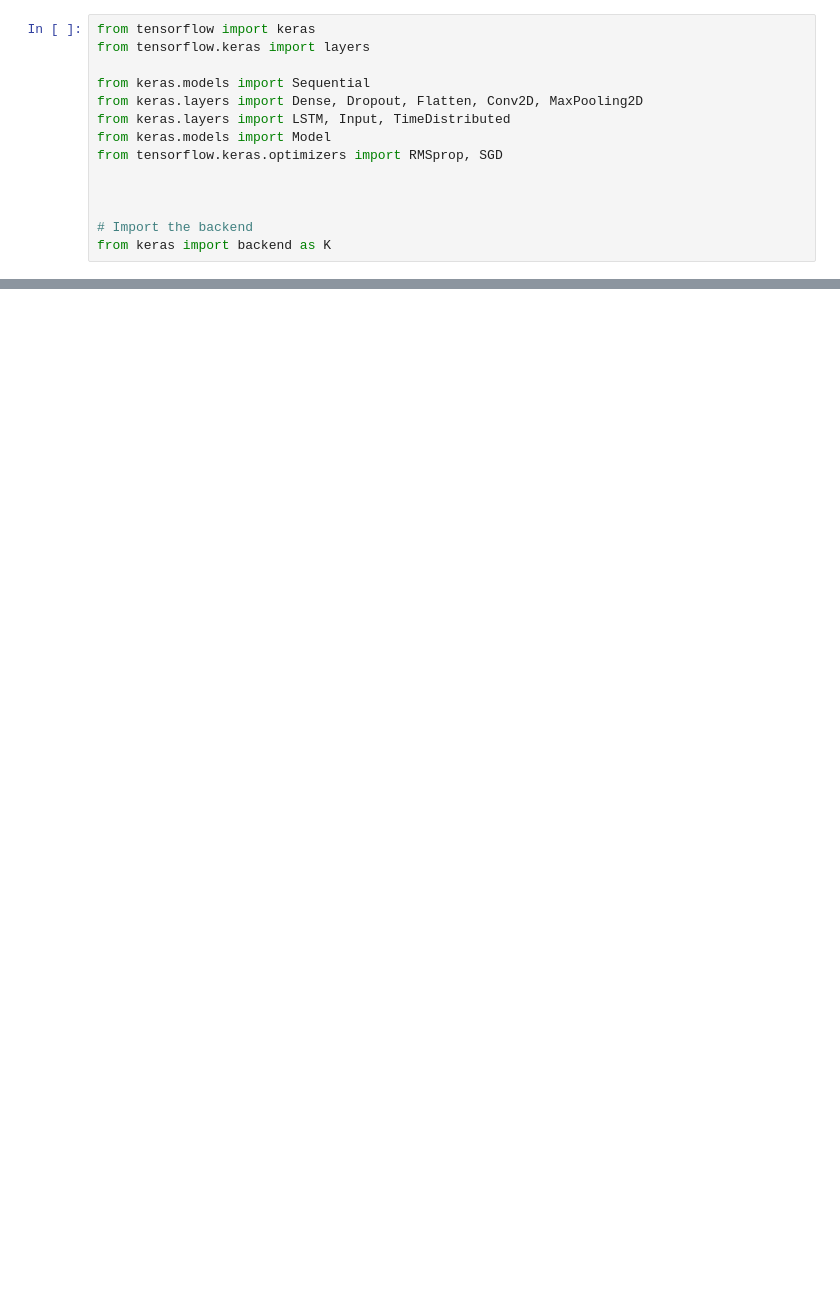
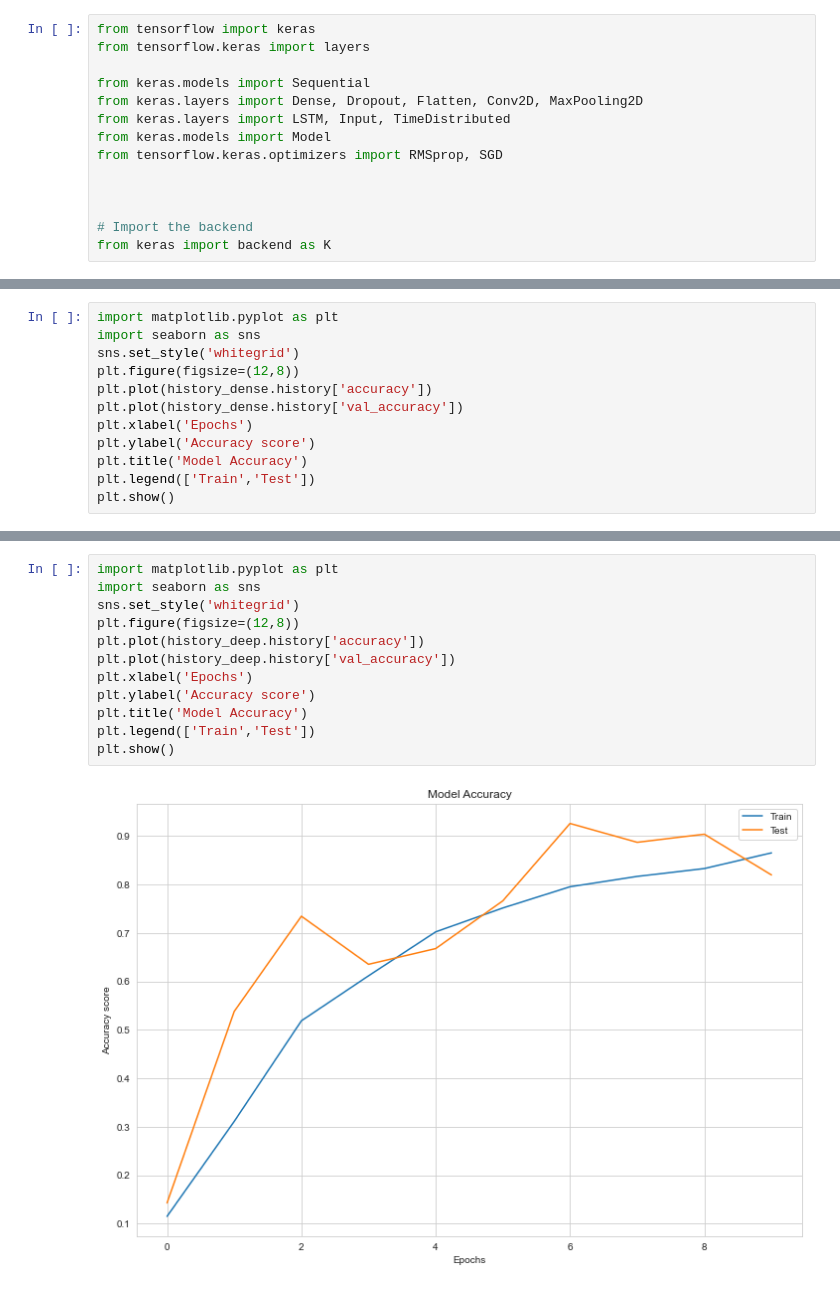
Before and after one commit to MrBaconMajster/MLP, a Jupyter notebook: MachineLearningAssignment.ipynb, the cells around one changed output, grey strips where cells are left out. Cells and saved outputs as stored; diff of their text form; blank space fills up the shorter version.

Commit message:
-added 2 graphs

```diff
--- a/MachineLearningAssignment.ipynb
+++ b/MachineLearningAssignment.ipynb
@@ -145,3 +170,15 @@ print('Test accuracy:', score[1])
+# %%
+import matplotlib.pyplot as plt
+import seaborn as sns
+sns.set_style('whitegrid')
+plt.figure(figsize=(12,8))
+plt.plot(history_dense.history['accuracy'])
+plt.plot(history_dense.history['val_accuracy'])
+plt.xlabel('Epochs')
+plt.ylabel('Accuracy score')
+plt.title('Model Accuracy')
+plt.legend(['Train','Test'])
+plt.show()
 # %%
 model_deep = Sequential()
 
@@ -179,0 +235,14 @@ print('Test accuracy:', score[1])
+# %%
+import matplotlib.pyplot as plt
+import seaborn as sns
+sns.set_style('whitegrid')
+plt.figure(figsize=(12,8))
+plt.plot(history_deep.history['accuracy'])
+plt.plot(history_deep.history['val_accuracy'])
+plt.xlabel('Epochs')
+plt.ylabel('Accuracy score')
+plt.title('Model Accuracy')
+plt.legend(['Train','Test'])
+plt.show()
+# %% [output]
+[figure, added]
```
Also changed, not shown: parts of 5 cells of this notebook.
